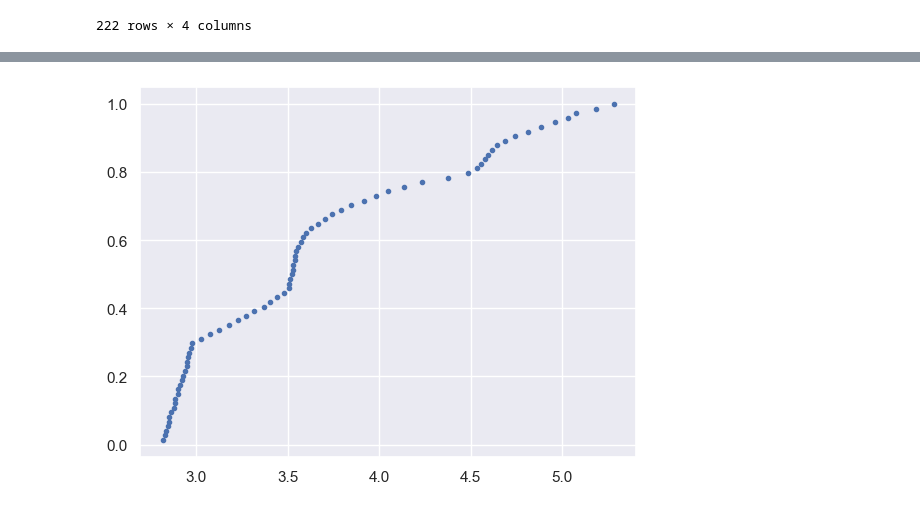
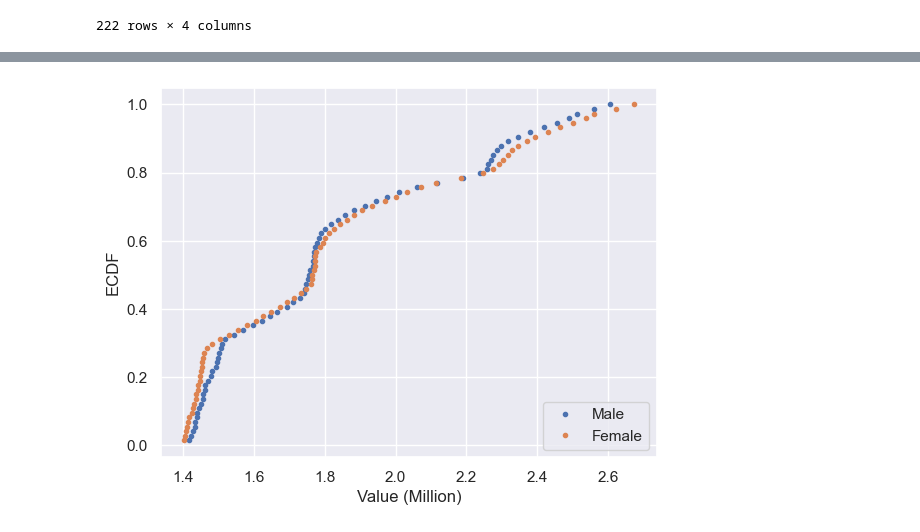
Before and after one commit to TunahanINCE/Population-in-Ireland, a Jupyter notebook: CA-1.ipynb, the cells around one changed output, grey strips where cells are left out. Drawn from its saved outputs; the diff is of its cells as text; code cells hidden in the pictures.

```diff
--- a/CA-1.ipynb
+++ b/CA-1.ipynb
@@ -378,7 +411,15 @@ a
 # %%
- x_total, y_year = ecdf(a["Value"])
+#x_both, y_both = ecdf(df[(df["Sex"]=="Both sexes") & (df["Age Group"]=="All ages")]["Value"])
+x_male, y_male = ecdf(df[(df["Sex"]=="Male") & (df["Age Group"]=="All ages")]["Value"])
+x_female, y_female = ecdf(df[(df["Sex"]=="Female") & (df["Age Group"]=="All ages")]["Value"])
+#plt.plot(x_both, y_both, marker=".", linestyle="none")
+plt.plot(x_male, y_male, marker=".", linestyle="none")
+plt.plot(x_female, y_female, marker=".", linestyle="none")
+#plt.legend(("Both sexes","Male","Female"),loc="lower right")
+plt.legend(("Male","Female"),loc="lower right")
+plt.xlabel("Value (Million)")
+plt.ylabel("ECDF")
+#plt.xticks(ticks=values)
+plt.show()
+# %% [output]
+[figure, added]
-# %%
-plt.plot(x_total, y_year, marker=".", linestyle="none")
-plt.show()
-# %% [output]
-[figure, removed]
```
Also changed, not shown: parts of 24 cells of this notebook.
